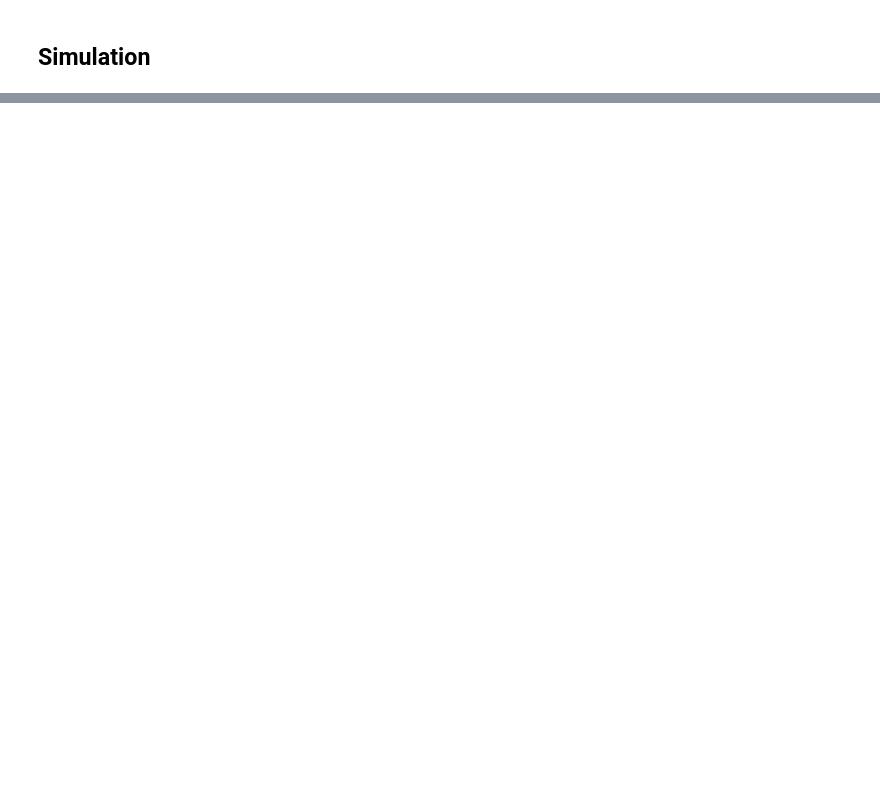
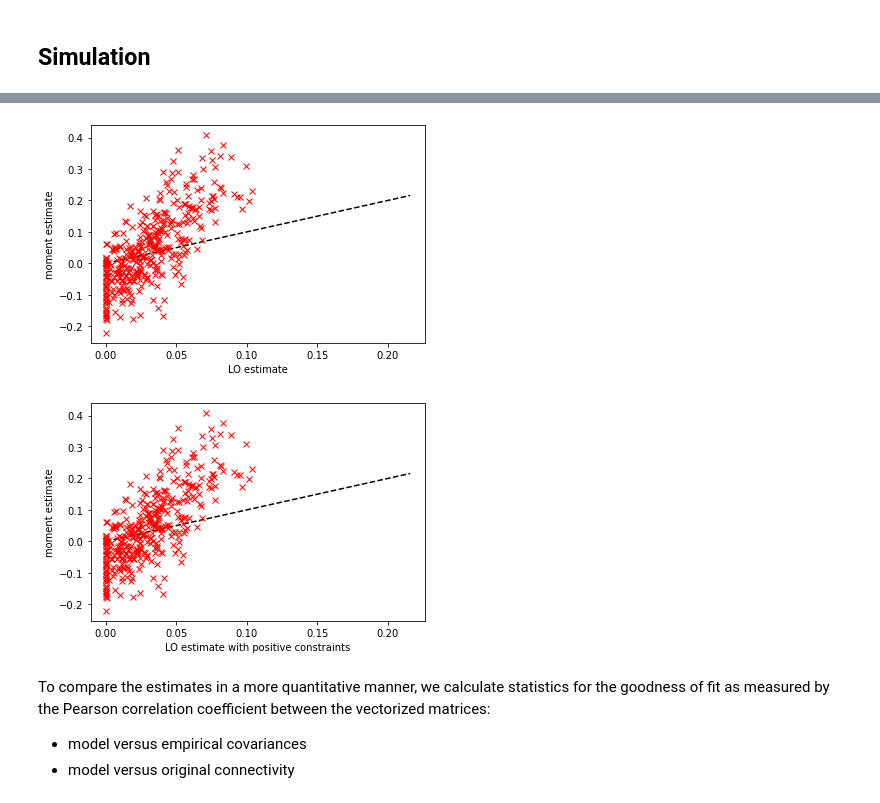
Before and after one commit to mb-BCA/pyMOU, a Jupyter notebook: examples/MOU_Simulation_Estimation.ipynb, the cells around one changed output, grey strips where cells are left out. Cells and saved outputs as stored; diff of their text form; code cells hidden in the pictures; blank space fills up the shorter version.

```diff
--- a/examples/MOU_Simulation_Estimation.ipynb
+++ b/examples/MOU_Simulation_Estimation.ipynb
@@ -178,0 +140,7 @@ pp.show()
+# %%
+# Lyapunov optimization vanilla style
+mou_LO = pm.MOU()
+mou_LO.fit(ts_sim, lag=1)
+
+C_LO = np.copy(mou_LO.J)
+C_LO[mask_diag] = 0.0
@@ -178,0 +149,7 @@ pp.show()
+# %%
+# Lyapunov optimization with topological constraints
+mou_LO_topo = pm.MOU()
+mou_LO_topo.fit(ts_sim, lag=1, mask_C=C_orig>0, eta_tau=0.05)
+
+C_LO_topo = np.copy(mou_LO_topo.J)
+C_LO_topo[mask_diag] = 0.0
@@ -178,0 +263,23 @@ pp.show()
+# %%
+# match between estimates
+
+plt.figure()
+plt.plot([0,C_orig.max()],[0,C_orig.max()],'--k')
+plt.plot(C_LO,C_mom,'xr')
+plt.xlabel('LO estimate')
+plt.ylabel('moment estimate')
+
+plt.figure()
+plt.plot([0,C_orig.max()],[0,C_orig.max()],'--k')
+plt.plot(C_LO_pos,C_mom,'xr')
+plt.xlabel('LO estimate with positive constraints')
+plt.ylabel('moment estimate')
+
+plt.show()
+# %% [output]
+[figure, added]
+[figure, added]
+# %% [markdown]
+To compare the estimates in a more quantitative manner, we calculate statistics for the goodness of fit as measured by the Pearson correlation coefficient between the vectorized matrices:
+- model versus empirical covariances
+- model versus original connectivity
```
Also changed, not shown: parts of 31 cells of this notebook, 1 other file.
